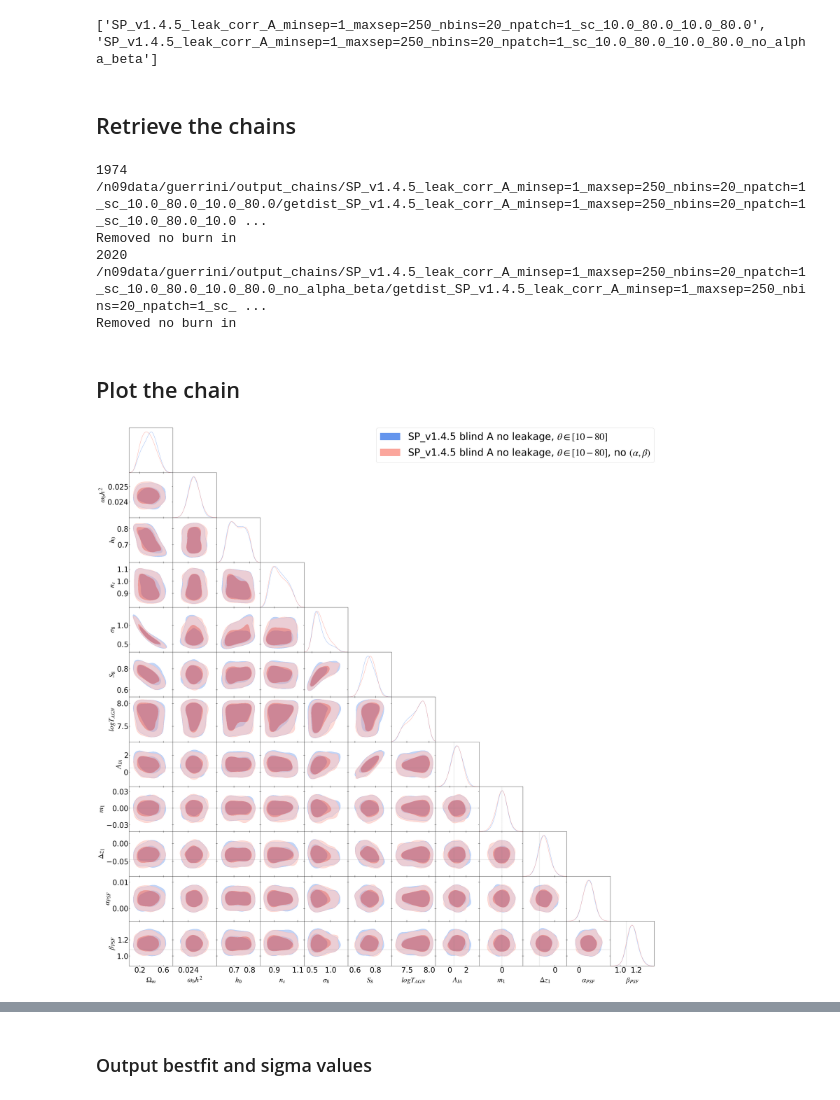
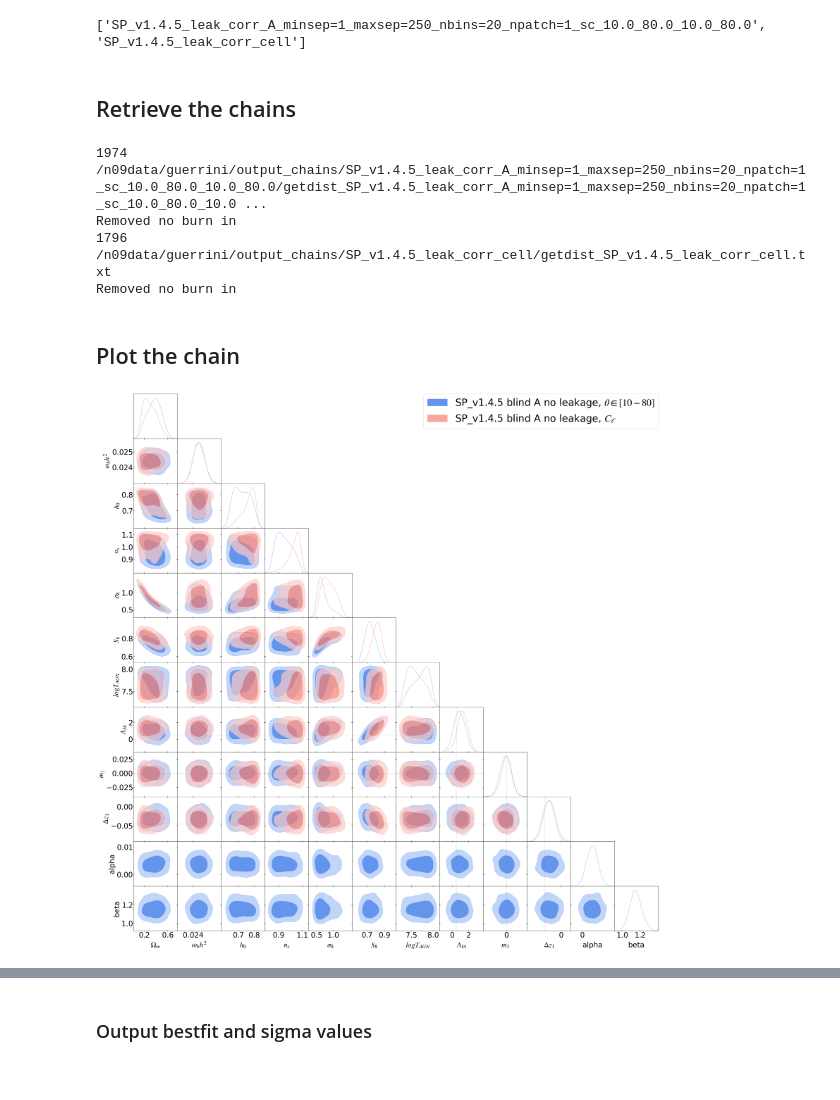
Before and after one commit to CosmoStat/sp_validation, a Jupyter notebook: cosmo_inference/notebooks/cfis_mcmc.ipynb, the cells around one changed output, grey strips where cells are left out. Saved outputs shown, nothing was run; the diff lists cells and outputs as text; code cells hidden in the pictures.

```diff
--- a/cosmo_inference/notebooks/cfis_mcmc.ipynb
+++ b/cosmo_inference/notebooks/cfis_mcmc.ipynb
@@ -64,9 +64,14 @@ roots = [
     "SP_v1.4.5_leak_corr_A_minsep=1_maxsep=250_nbins=20_npatch=1_sc_10.0_80.0_10.0_80.0_no_alpha_beta"
 ]
 
+roots = [
+    "SP_v1.4.5_leak_corr_A_minsep=1_maxsep=250_nbins=20_npatch=1_sc_10.0_80.0_10.0_80.0",
+    "SP_v1.4.5_leak_corr_cell"
+]
+
 print(roots)
 # %% [output]
-['SP_v1.4.5_leak_corr_A_minsep=1_maxsep=250_nbins=20_npatch=1_sc_10.0_80.0_10.0_80.0', 'SP_v1.4.5_leak_corr_A_minsep=1_maxsep=250_nbins=20_npatch=1_sc_10.0_80.0_10.0_80.0_no_alpha_beta']
+['SP_v1.4.5_leak_corr_A_minsep=1_maxsep=250_nbins=20_npatch=1_sc_10.0_80.0_10.0_80.0', 'SP_v1.4.5_leak_corr_cell']
 # %% [markdown]
 ## Retrieve the chains
 # %%
@@ -110,7 +115,7 @@ for root in roots:
 1974
 /n09data/guerrini/output_chains/SP_v1.4.5_leak_corr_A_minsep=1_maxsep=250_nbins=20_npatch=1_sc_10.0_80.0_10.0_80.0/getdist_SP_v1.4.5_leak_corr_A_minsep=1_maxsep=250_nbins=20_npatch=1_sc_10.0_80.0_10.0 ...
 Removed no burn in
-2020
-/n09data/guerrini/output_chains/SP_v1.4.5_leak_corr_A_minsep=1_maxsep=250_nbins=20_npatch=1_sc_10.0_80.0_10.0_80.0_no_alpha_beta/getdist_SP_v1.4.5_leak_corr_A_minsep=1_maxsep=250_nbins=20_npatch=1_sc_ ...
+1796
+/n09data/guerrini/output_chains/SP_v1.4.5_leak_corr_cell/getdist_SP_v1.4.5_leak_corr_cell.txt
 Removed no burn in
 # %%
@@ -166,7 +171,7 @@ legend_labels = [
 
 legend_labels = [
     r"SP_v1.4.5 blind A no leakage, $\theta \in [10-80]$",
-    r"SP_v1.4.5 blind A no leakage, $\theta \in [10-80]$, no $(\alpha, \beta)$",
+    r"SP_v1.4.5 blind A no leakage, $C_\ell$",
 ]
 
 contour_colors = [
@@ -180,44 +185,44 @@ contour_colors = [
 ] """
 
 marker = {
-    'OMEGA_M': 0.3013160542257656,
+    'OMEGA_LAMBDA': 0.7013160542257656,
     'ombh2': 0.024499999999999997,
     'omch2': 0.12249999999999998,
     'h0': 0.70,
     'n_s': 0.96,
     'SIGMA_8': 0.793897,
     's_8_input': 0.79563645,
     'm1': 0.0,
     'bias_1': 0.0,
-    'alpha': -0.0005,
-    'beta': 0.0631,
+    #'alpha': -0.0005,
+    #'beta': 0.0631,
     'a': 0.0
 }
 
 marker = {
     'bias_1': -0.045,
     'm1': 0.0,
     'a': 0.5,
-    'alpha': 0.0169,
-    'beta': 1.0789
+    #'alpha': 0.0169,
+    #'beta': 1.0789
 }
 g.triangle_plot(chains,
                 ['OMEGA_M','ombh2', 'h0','n_s','SIGMA_8','s_8_input', 'logt_agn','a','m1','bias_1','alpha','beta'],
                 legend_labels=legend_labels,
                 legend_loc='upper right',
                 # param_limits={'bias_1':[-0.8,0.5]},
                 contour_colors=contour_colors,
                 line_args=[{
                     'color': contour_colors[i],
                     'ls': 'solid'
                 } for i in range(16)],
                 # title_limit=1,
                 filled=True,
                 markers=marker)
 
-g.export('contour_plot_unions_new_binning.png')
+g.export('contour_plot_unions_cell.png')
 # %% [output]
-[figure, old version]
+[figure, new version]
 # %%
 """ legend_labels = [
     rf'$\theta \in$ [{lc}-{hc}]' for lc, hc in zip(lower_bound, upper_bound)
```
Also changed, not shown: parts of 2 cells of this notebook, 5 other files.
